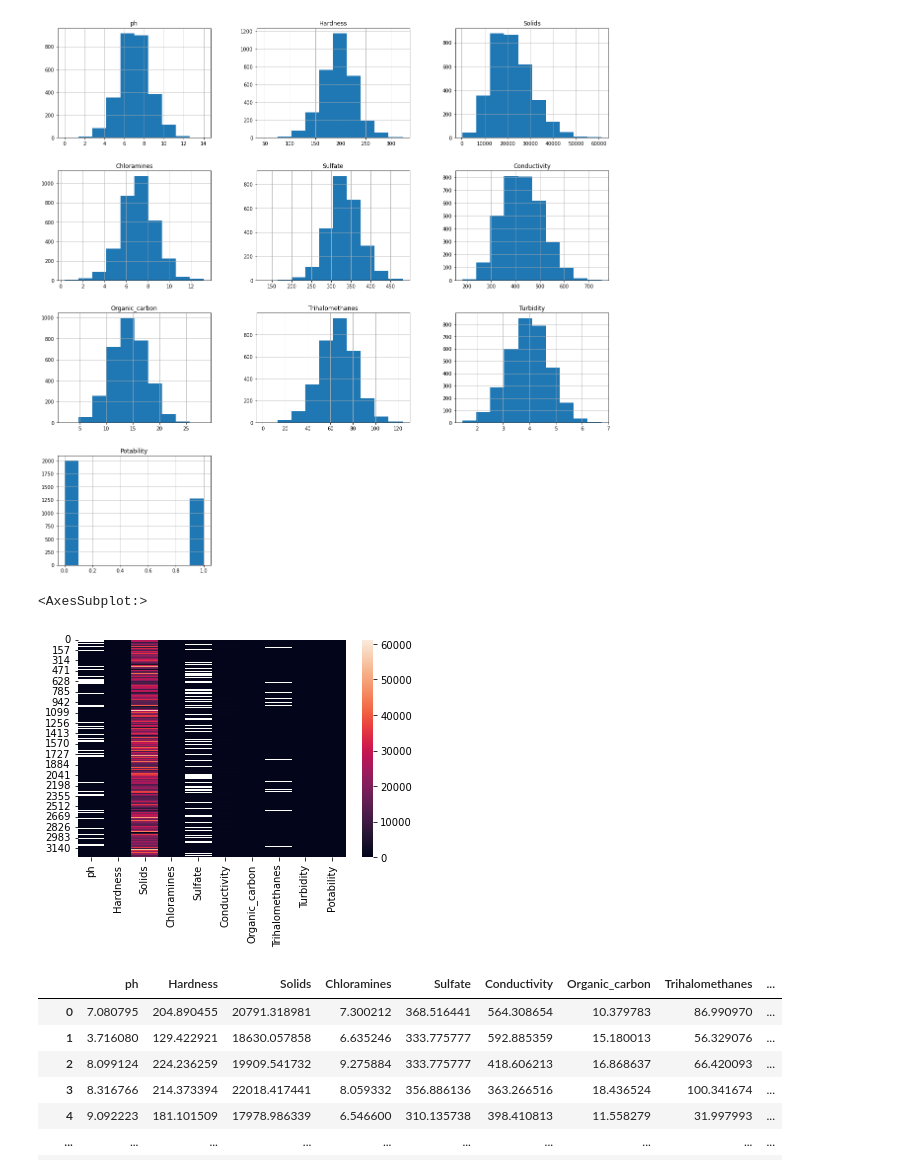
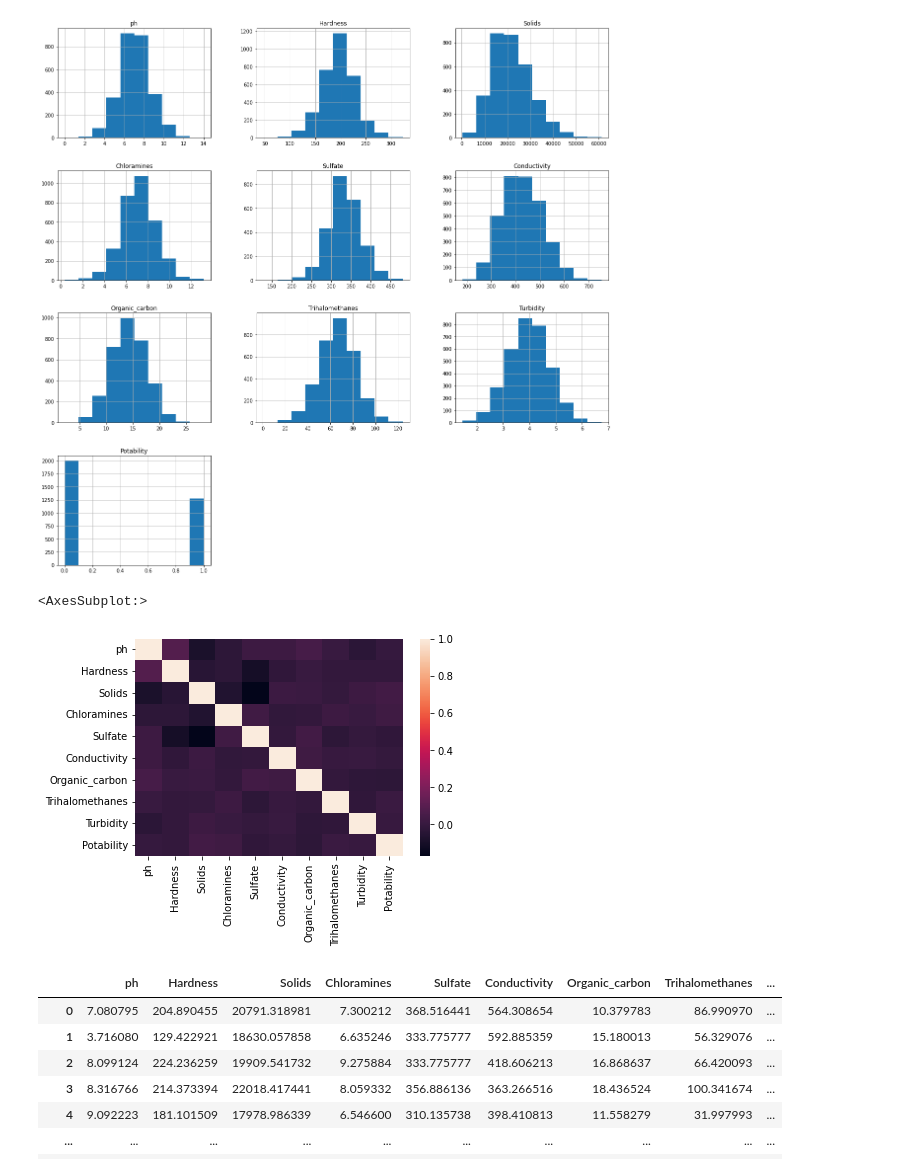
Before and after one commit to bnei/CIVL_498A, a Jupyter notebook: waterquality.ipynb, the cells around one changed output. Saved outputs shown, nothing was run; the diff lists cells and outputs as text; code cells hidden in the pictures.

```diff
--- a/waterquality.ipynb
+++ b/waterquality.ipynb
@@ -61,11 +60,11 @@ array([[<AxesSubplot:title={'center':'ph'}>,
         <AxesSubplot:>]], dtype=object)
 [figure]
 # %%
-heatMap = sns.heatmap(w)
+heatMap = sns.heatmap(w.corr())
 heatMap
 # %% [output]
 <AxesSubplot:>
-[figure, old version]
+[figure, new version]
 # %%
 #pairPlot = sns.pairplot(w)
 #pairPlot
```
Also changed, not shown: parts of 7 cells of this notebook.
